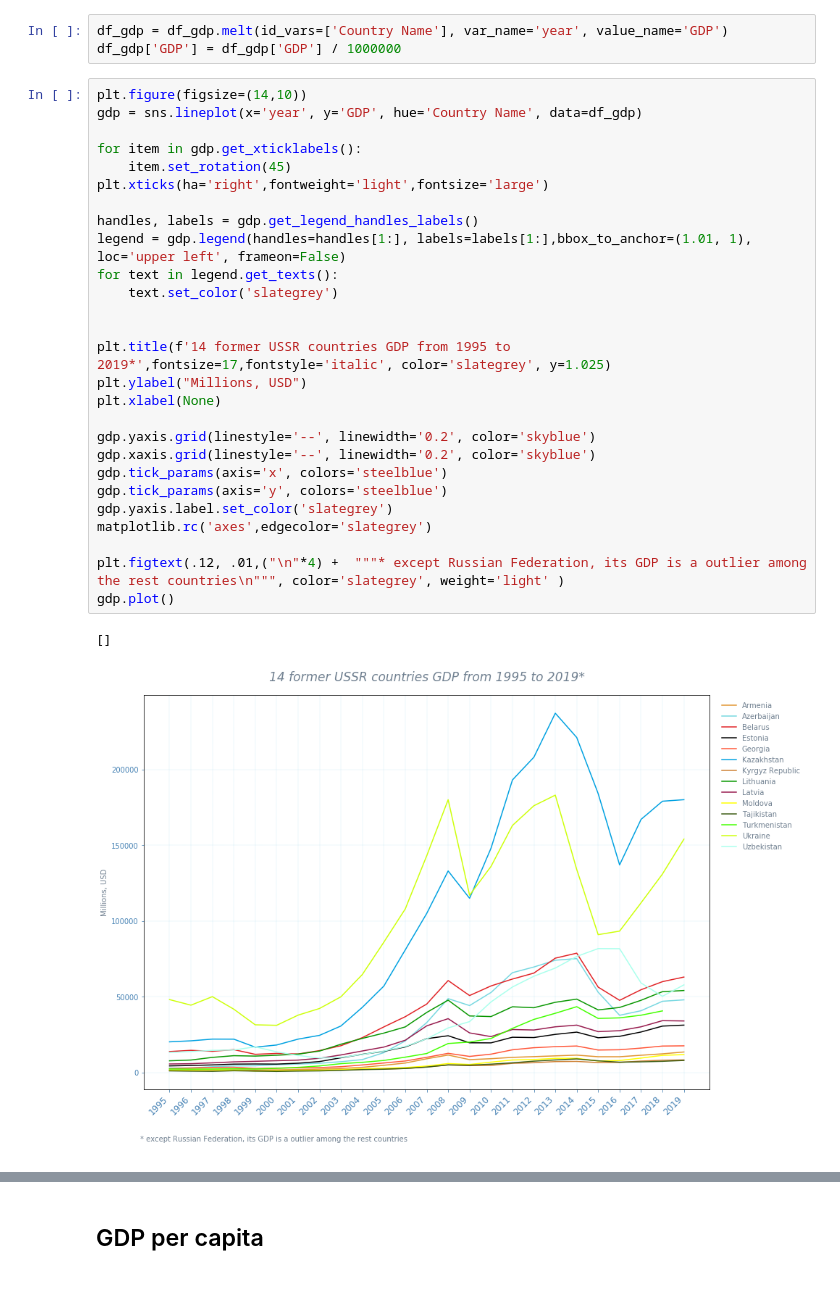
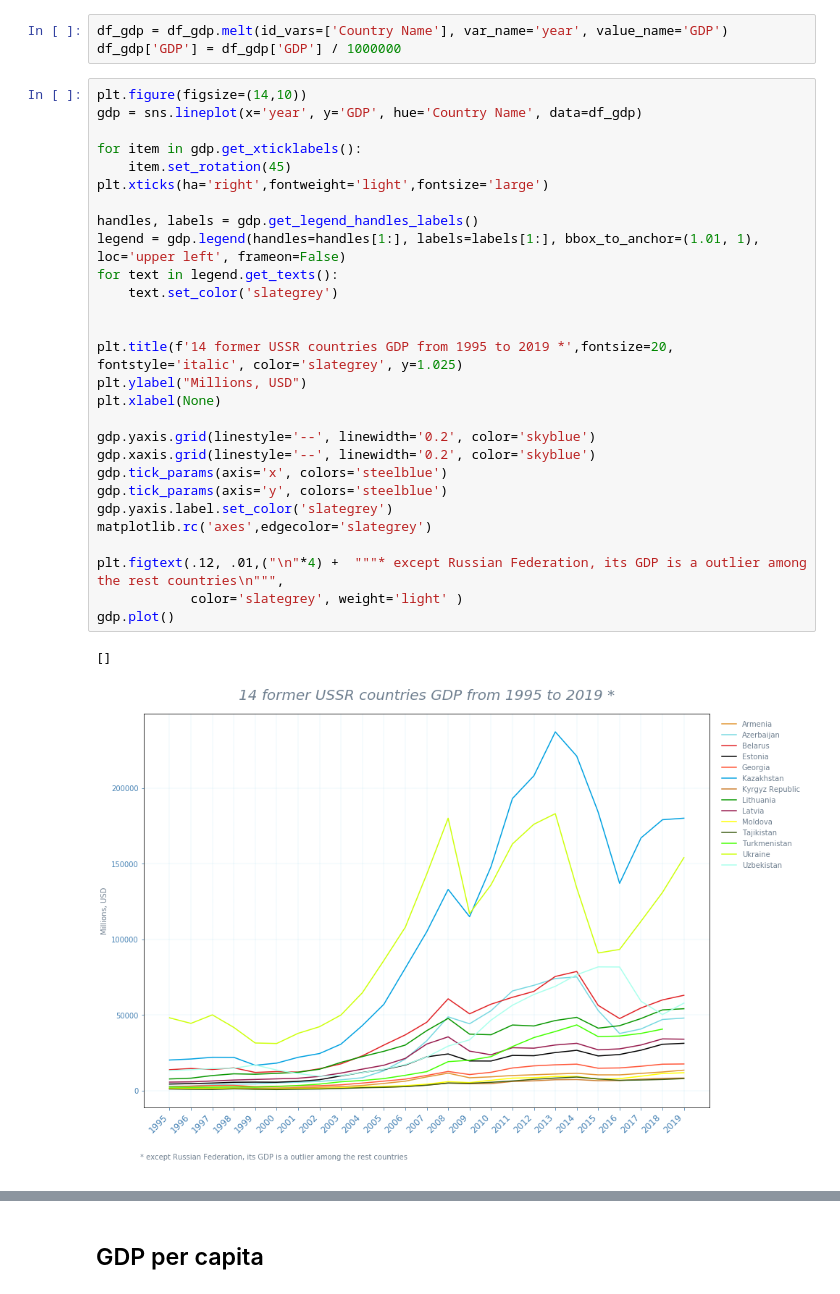
Before and after one commit to unkind58/Belarus_statistics_and-_comparison, a Jupyter notebook: app.ipynb, the cells around one changed output, grey strips where cells are left out. Saved outputs shown, nothing was run; the diff lists cells and outputs as text.

```diff
--- a/app.ipynb
+++ b/app.ipynb
@@ -80,31 +76,32 @@ df_gdp['GDP'] = df_gdp['GDP'] / 1000000
 # %%
 plt.figure(figsize=(14,10))
 gdp = sns.lineplot(x='year', y='GDP', hue='Country Name', data=df_gdp)
 
 for item in gdp.get_xticklabels():
     item.set_rotation(45)
 plt.xticks(ha='right',fontweight='light',fontsize='large')
 
 handles, labels = gdp.get_legend_handles_labels()
-legend = gdp.legend(handles=handles[1:], labels=labels[1:],bbox_to_anchor=(1.01, 1), loc='upper left', frameon=False)
+legend = gdp.legend(handles=handles[1:], labels=labels[1:], bbox_to_anchor=(1.01, 1), loc='upper left', frameon=False)
 for text in legend.get_texts():
     text.set_color('slategrey')
 
 
-plt.title(f'14 former USSR countries GDP from 1995 to 2019*',fontsize=17,fontstyle='italic', color='slategrey', y=1.025)
+plt.title(f'14 former USSR countries GDP from 1995 to 2019 *',fontsize=20, fontstyle='italic', color='slategrey', y=1.025)
 plt.ylabel("Millions, USD")
 plt.xlabel(None)
 
 gdp.yaxis.grid(linestyle='--', linewidth='0.2', color='skyblue')
 gdp.xaxis.grid(linestyle='--', linewidth='0.2', color='skyblue')
 gdp.tick_params(axis='x', colors='steelblue')
 gdp.tick_params(axis='y', colors='steelblue')
 gdp.yaxis.label.set_color('slategrey')
 matplotlib.rc('axes',edgecolor='slategrey')
 
-plt.figtext(.12, .01,("\n"*4) +  """* except Russian Federation, its GDP is a outlier among the rest countries\n""", color='slategrey', weight='light' )
+plt.figtext(.12, .01,("\n"*4) +  """* except Russian Federation, its GDP is a outlier among the rest countries\n""",
+            color='slategrey', weight='light' )
 gdp.plot()
 # %% [output]
 []
-[figure, old version]
+[figure, new version]
 # %% [markdown]
```
Also changed, not shown: parts of 32 cells of this notebook.
